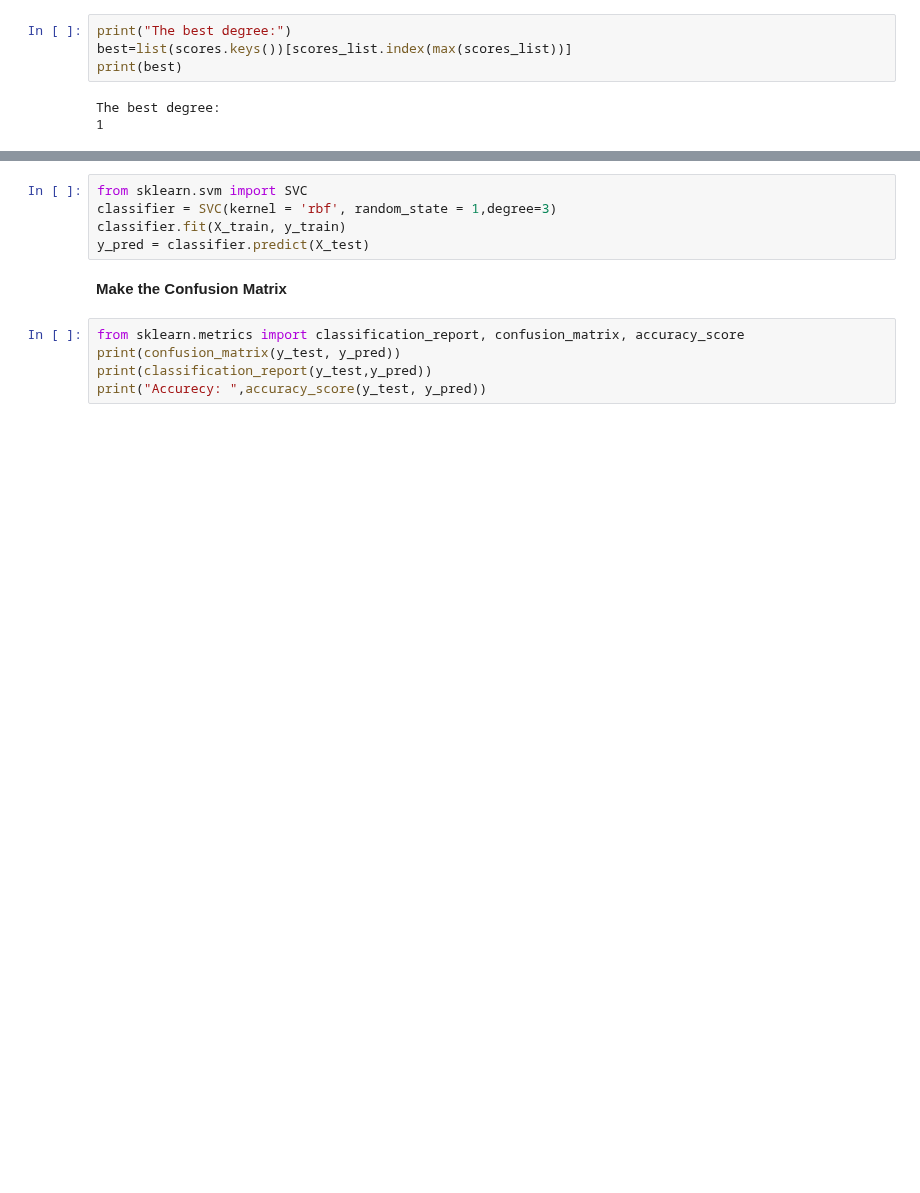
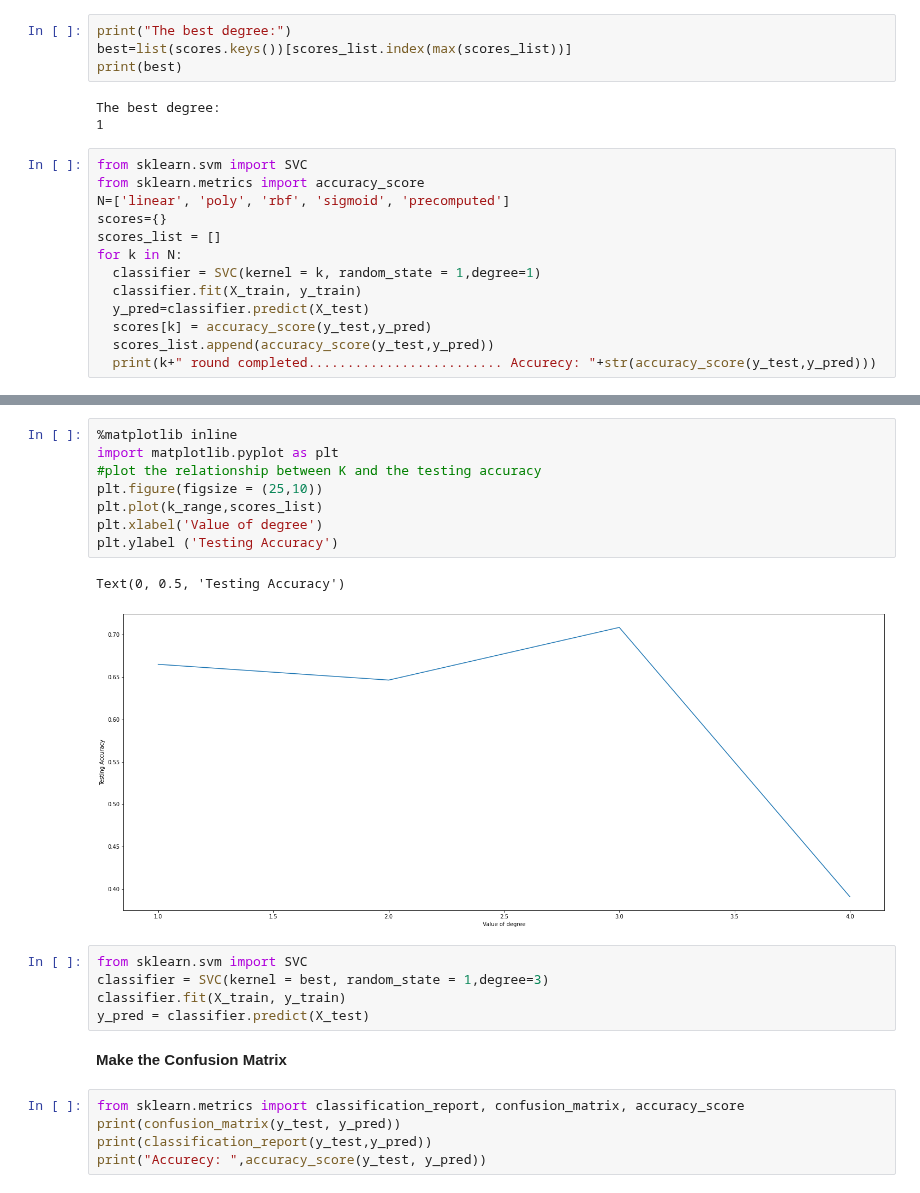
Before and after one commit to RafsanJany-44/Research_Sleep_Stage_Classification, a Jupyter notebook: SVM.ipynb, the cells around one changed output, grey strips where cells are left out. Cells and saved outputs as stored; diff of their text form; blank space fills up the shorter version.

```diff
--- a/SVM.ipynb
+++ b/SVM.ipynb
@@ -60,3 +60,16 @@ print(best)
 # %% [output]
 The best degree:
 1
+# %%
+from sklearn.svm import SVC
+from sklearn.metrics import accuracy_score
+N=['linear', 'poly', 'rbf', 'sigmoid', 'precomputed']
+scores={}
+scores_list = []
+for k in N:
+  classifier = SVC(kernel = k, random_state = 1,degree=1)
+  classifier.fit(X_train, y_train)
+  y_pred=classifier.predict(X_test)
+  scores[k] = accuracy_score(y_test,y_pred)
+  scores_list.append(accuracy_score(y_test,y_pred))
+  print(k+" round completed......................... Accurecy: "+str(accuracy_score(y_test,y_pred)))
@@ -63,6 +89,17 @@ The best degree:
+# %%
+%matplotlib inline
+import matplotlib.pyplot as plt
+#plot the relationship between K and the testing accuracy
+plt.figure(figsize = (25,10))
+plt.plot(k_range,scores_list)
+plt.xlabel('Value of degree')
+plt.ylabel ('Testing Accuracy')
+# %% [output]
+Text(0, 0.5, 'Testing Accuracy')
+[figure, added]
 # %%
 from sklearn.svm import SVC
-classifier = SVC(kernel = 'rbf', random_state = 1,degree=3)
+classifier = SVC(kernel = best, random_state = 1,degree=3)
 classifier.fit(X_train, y_train)
 y_pred = classifier.predict(X_test)
 # %% [markdown]
```
Also changed, not shown: parts of 2 cells of this notebook.
